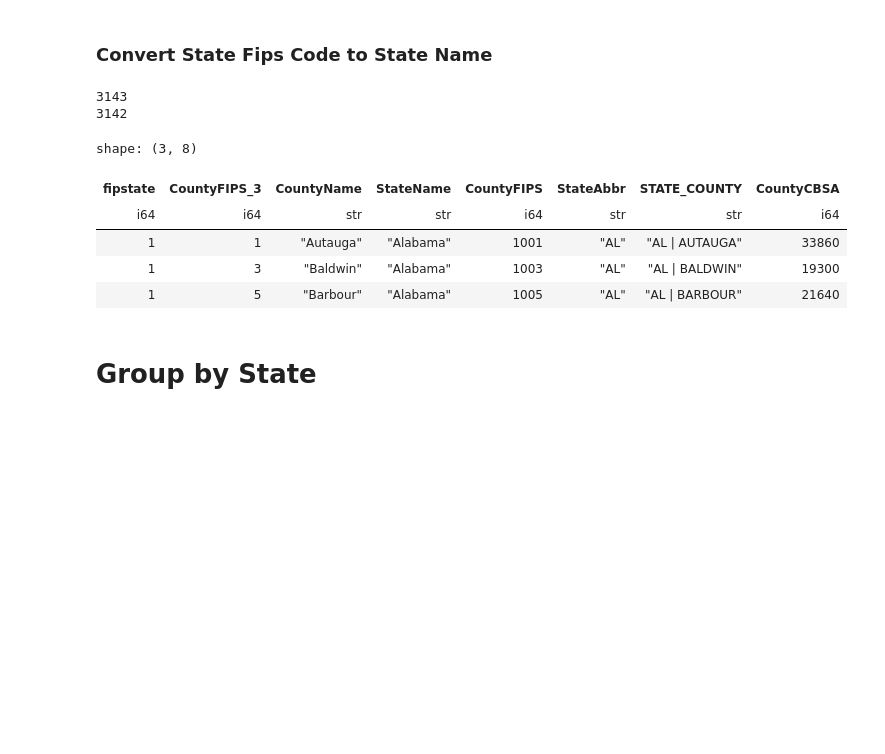
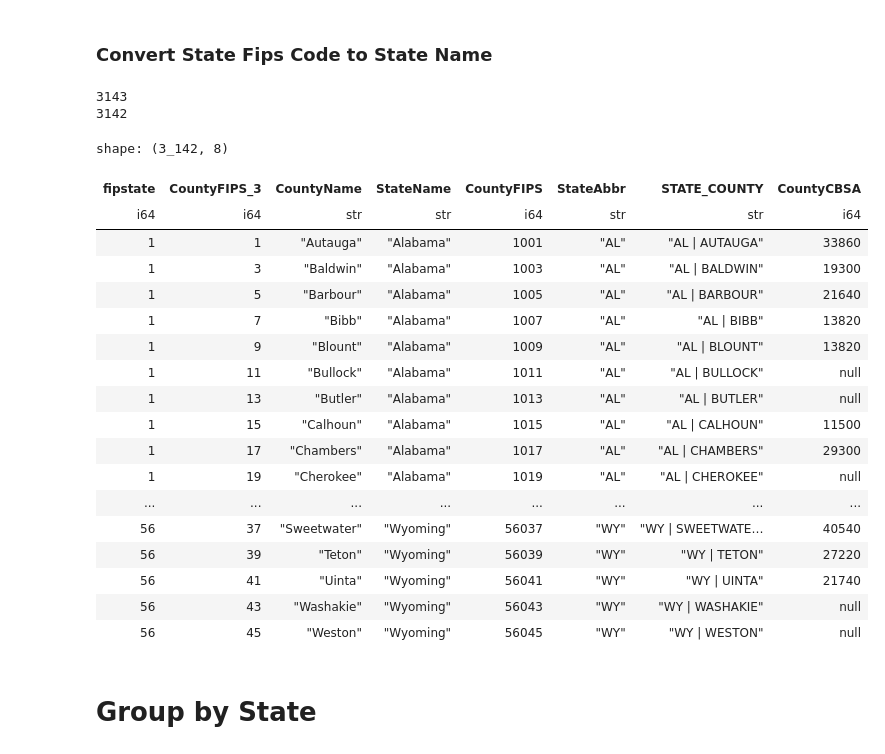
Before and after one commit to blakedennett/LoanApprovalProject, a Jupyter notebook: data/employment_analysis.ipynb, the cells around one changed output. Cells and saved outputs as stored; diff of their text form; code cells hidden in the pictures; blank space fills up the shorter version.

```diff
--- a/data/employment_analysis.ipynb
+++ b/data/employment_analysis.ipynb
@@ -56,20 +56,33 @@ shape: (3, 25)
 # %%
 path = os.getenv("FIPS_FILE_PATH")
 conv_df = pl.read_csv(path, separator='\t')
 conv_df = conv_df.rename({'StateFIPS': 'fipstate'})
 print(len(conv_df))
 conv_df = conv_df.filter(pl.col('StateName') != 'District of Columbia')
 print(len(conv_df))
-conv_df.limit(3)
+conv_df
 # %% [output]
 3143
 3142
-shape: (3, 8)
+shape: (3_142, 8)
 | fipstate | CountyFIPS_3 | CountyName | StateName | CountyFIPS | StateAbbr | STATE_COUNTY | CountyCBSA |
 | i64 | i64 | str | str | i64 | str | str | i64 |
 | 1 | 1 | "Autauga" | "Alabama" | 1001 | "AL" | "AL | AUTAUGA" | 33860 |
 | 1 | 3 | "Baldwin" | "Alabama" | 1003 | "AL" | "AL | BALDWIN" | 19300 |
 | 1 | 5 | "Barbour" | "Alabama" | 1005 | "AL" | "AL | BARBOUR" | 21640 |
+| 1 | 7 | "Bibb" | "Alabama" | 1007 | "AL" | "AL | BIBB" | 13820 |
+| 1 | 9 | "Blount" | "Alabama" | 1009 | "AL" | "AL | BLOUNT" | 13820 |
+| 1 | 11 | "Bullock" | "Alabama" | 1011 | "AL" | "AL | BULLOCK" | null |
+| 1 | 13 | "Butler" | "Alabama" | 1013 | "AL" | "AL | BUTLER" | null |
+| 1 | 15 | "Calhoun" | "Alabama" | 1015 | "AL" | "AL | CALHOUN" | 11500 |
+| 1 | 17 | "Chambers" | "Alabama" | 1017 | "AL" | "AL | CHAMBERS" | 29300 |
+| 1 | 19 | "Cherokee" | "Alabama" | 1019 | "AL" | "AL | CHEROKEE" | null |
+| ... | ... | ... | ... | ... | ... | ... | ... |
+| 56 | 37 | "Sweetwater" | "Wyoming" | 56037 | "WY" | "WY | SWEETWATE… | 40540 |
+| 56 | 39 | "Teton" | "Wyoming" | 56039 | "WY" | "WY | TETON" | 27220 |
+| 56 | 41 | "Uinta" | "Wyoming" | 56041 | "WY" | "WY | UINTA" | 21740 |
+| 56 | 43 | "Washakie" | "Wyoming" | 56043 | "WY" | "WY | WASHAKIE" | null |
+| 56 | 45 | "Weston" | "Wyoming" | 56045 | "WY" | "WY | WESTON" | null |
 # %% [markdown]
 # Group by State
 # %%
```
Also changed, not shown: parts of 1 cell of this notebook, 8 other files.
